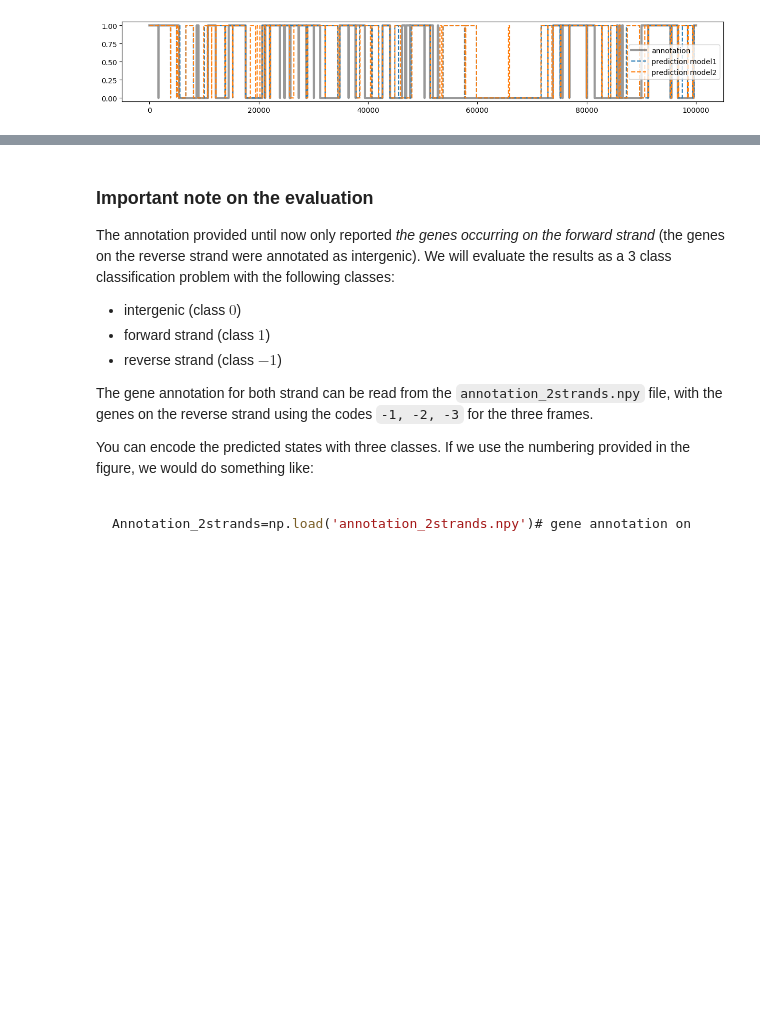
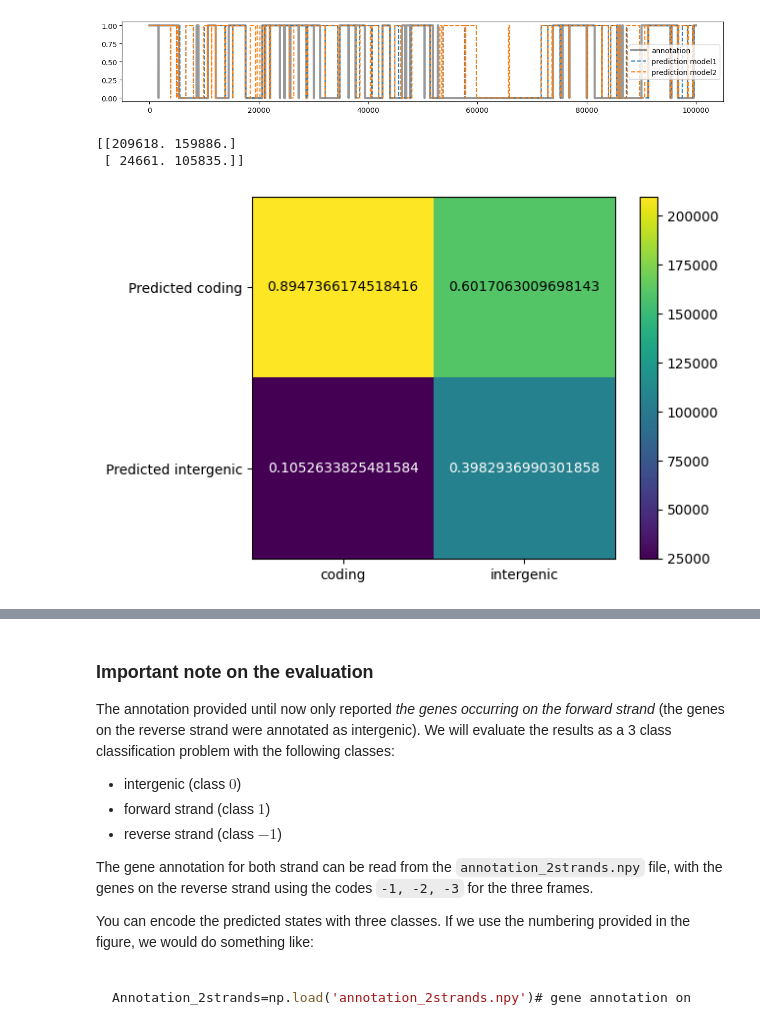
Before and after one commit to HendrikHigl/ma-cs-apml, a Jupyter notebook: GenePredictionProject/HMM_Gene_prediction.ipynb, the cells around one changed output, grey strips where cells are left out. Saved outputs shown, nothing was run; the diff lists cells and outputs as text; code cells hidden in the pictures; blank space fills up the shorter version.

```diff
--- a/GenePredictionProject/HMM_Gene_prediction.ipynb
+++ b/GenePredictionProject/HMM_Gene_prediction.ipynb
@@ -678,6 +681,30 @@ plt.legend(loc="best")
 plt.show()
 # %% [output]
 [figure]
+# %%
+mat_conf_2=create_confusion_matrix(annotation_test, predicted_states2)
+plt.imshow(mat_conf_2)
+plt.colorbar()
+ax = plt.gca()
+
+# Major ticks
+ax.set_xticks(np.arange(0, 2, 1))
+ax.set_yticks(np.arange(0, 2, 1))
+
+# Labels for major ticks
+ax.set_xticklabels(['coding','intergenic'])
+ax.set_yticklabels(['Predicted coding','Predicted intergenic'])
+
+for (j,i),label in np.ndenumerate(mat_conf_2):
+    actual = mat_conf_2[j][i]
+    ax.text(i,j,str(label / (label + mat_conf_2[1-j][i])),ha='center',va='center',color=("white" if actual < 120_000 else "black"))
+
+print(mat_conf_2)
+plt.show()
+# %% [output]
+[[209618. 159886.]
+ [ 24661. 105835.]]
+[figure, added]
 # %% [markdown]
 ## Question 7: Integrating reverse strand
 
```
Also changed, not shown: parts of 11 cells of this notebook.
